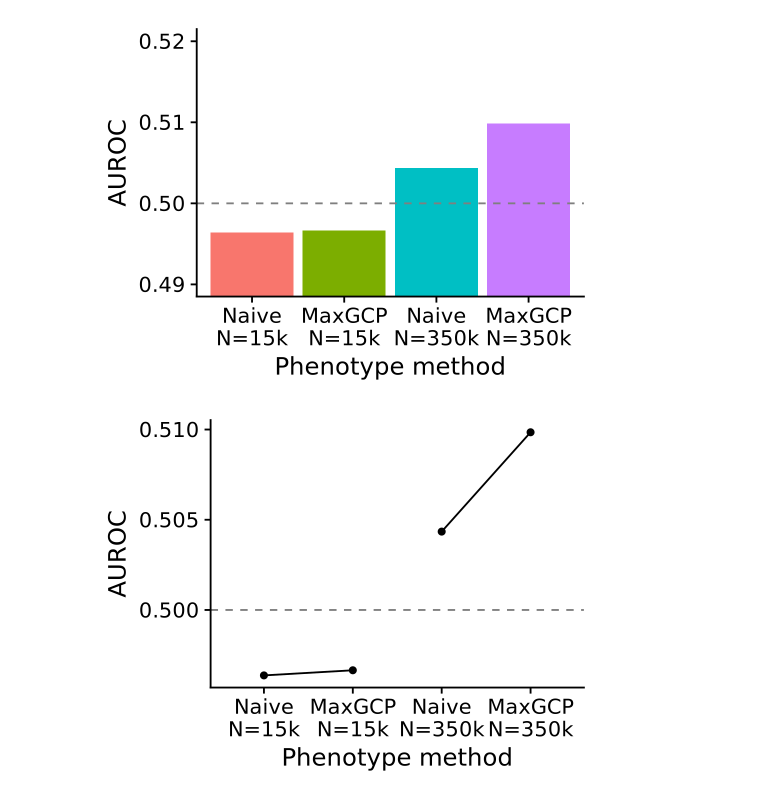
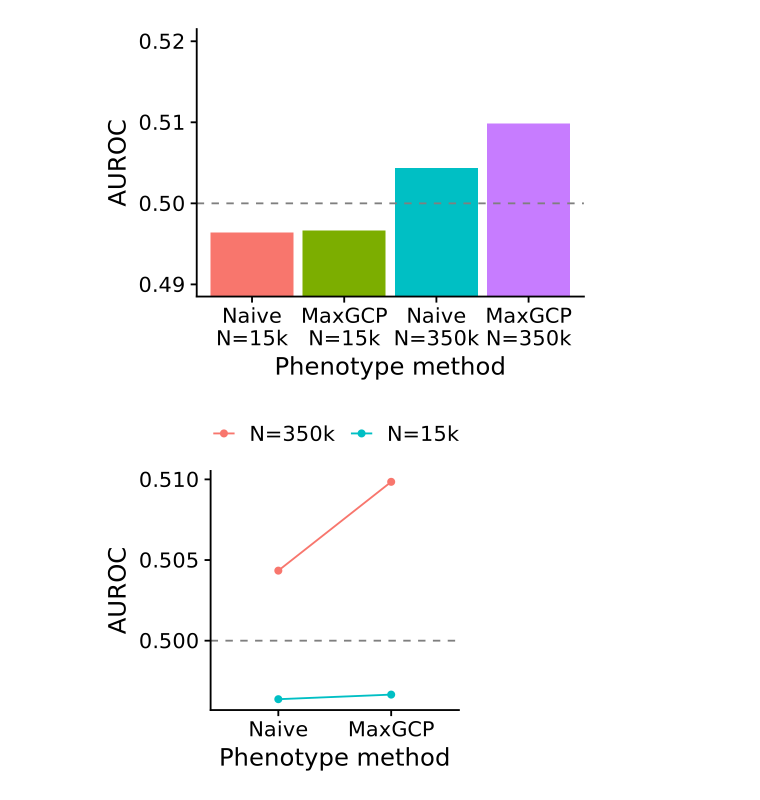
Before and after one commit to tatonetti-lab/maxgcp-analysis, a Jupyter notebook: 3.alzheimers/1.gather-gwas.r.ipynb, the cells around one changed output. Saved outputs shown, nothing was run; the diff lists cells and outputs as text; code cells hidden in the pictures.

Commit message:
refactor: redo the alzheimers plots
stacked colors, white backgrounds

```diff
--- a/3.alzheimers/1.gather-gwas.r.ipynb
+++ b/3.alzheimers/1.gather-gwas.r.ipynb
@@ -153,25 +153,32 @@ summary_df %>%
 # %% [output]
 [figure]
 # %%
-options(repr.plot.width = 4, repr.plot.height = 3, repr.plot.res = 250)
+options(repr.plot.width = 3, repr.plot.height = 3, repr.plot.res = 250)
 
 auroc_plot <- summary_df %>%
-    ggplot(aes(x = phenotype_id, y = auroc, group = cohort)) +
+    mutate(
+        phenotype_id = phenotype_id %>% str_remove("\n.+$") %>% factor(levels = c("Naive", "MaxGCP")),
+        cohort = cohort %>% recode_factor("350k" = "N=350k", "15k" = "N=15k")
+    ) %>%
+    ggplot(aes(x = phenotype_id, y = auroc, group = cohort, color = cohort)) +
     geom_point() +
     geom_line() +
     geom_hline(yintercept = 0.5, linetype = "dashed", color = "grey50") +
     theme_cowplot() +
     theme(
-        legend.position = "none",
+        # legend.position = c(0.1, 0.5)
+        legend.position = "top",
+        legend.title = element_blank()
     ) +
     xlab("Phenotype method") +
     ylab("AUROC")
 
-save_plot("img/auroc.png", auroc_plot, base_width = 4, base_height = 3, dpi = 400)
+save_plot("img/auroc.png", auroc_plot, base_width = 3, base_height = 3,
+          dpi = 400, bg = "white")
 
 auroc_plot
 # %% [output]
-[figure, old version]
+[figure, new version]
 # %%
 options(repr.plot.width = 8, repr.plot.height = 3, repr.plot.res = 250)
 
```
Also changed, not shown: parts of 5 cells of this notebook, 3 other files.
